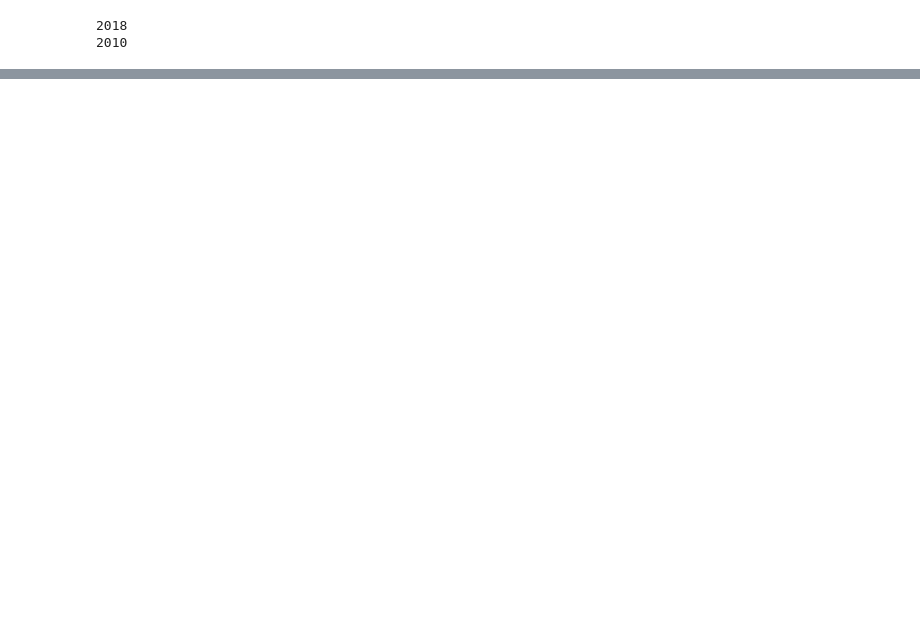
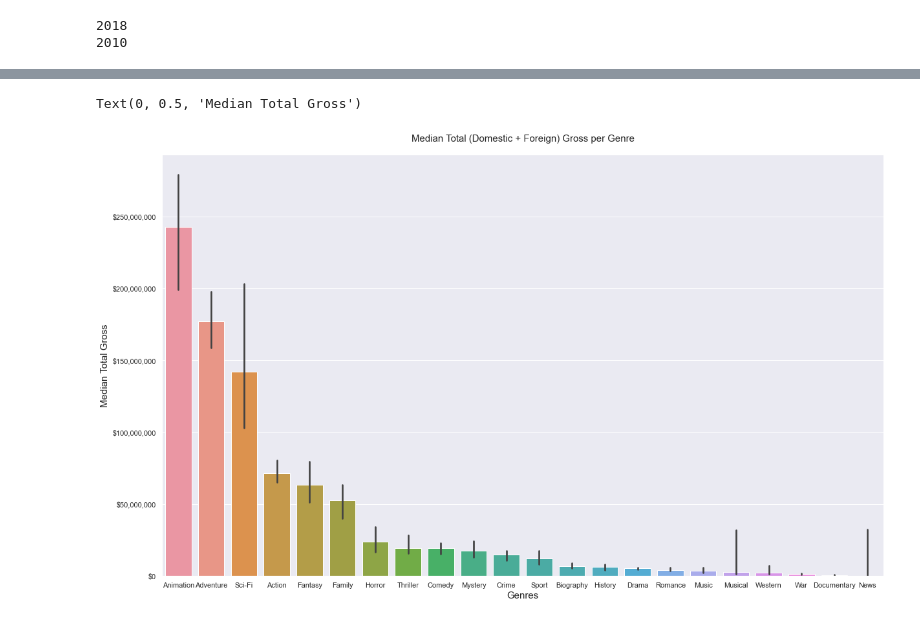
Before and after one commit to samoliver3/dsc-phase-1-project, a Jupyter notebook: student.ipynb, the cells around one changed output, grey strips where cells are left out. Cells and saved outputs as stored; diff of their text form; code cells hidden in the pictures; blank space fills up the shorter version.

```diff
--- a/student.ipynb
+++ b/student.ipynb
@@ -506,0 +398,5 @@ df2
+# %%
+# explode - separating the dataset into more rows where each row will have
+# a single representation of a genre in "genres list"
+genres_df = table1.explode('genres list')
+genres_df
@@ -506,0 +417,5 @@ df2
+# %%
+# list the genres
+genre_medians = genres_df.groupby("genres list").median()['total_gross'].\
+                sort_values(ascending = False)
+genre_medians.index
@@ -506,0 +451,16 @@ df2
+# %%
+# visualize genres and total gross
+ax = sns.barplot(data=genres_df, x='genres list', y='total_gross',
+            estimator = np.median, order = genre_medians.index, ci=68)
+ax.yaxis.set_major_formatter('${x:,.0f}')
+plt.gcf().set_size_inches(20, 12)
+
+# set titles
+sns.set()
+ax.set_title('Median Total (Domestic + Foreign) Gross per Genre',
+             fontsize = 15, pad = 20)
+ax.set_xlabel('Genres', fontsize = 15)
+ax.set_ylabel('Median Total Gross', fontsize = 15)
+# %% [output]
+Text(0, 0.5, 'Median Total Gross')
+[figure, added]
```
Also changed, not shown: parts of 50 cells of this notebook, 7 other files.
